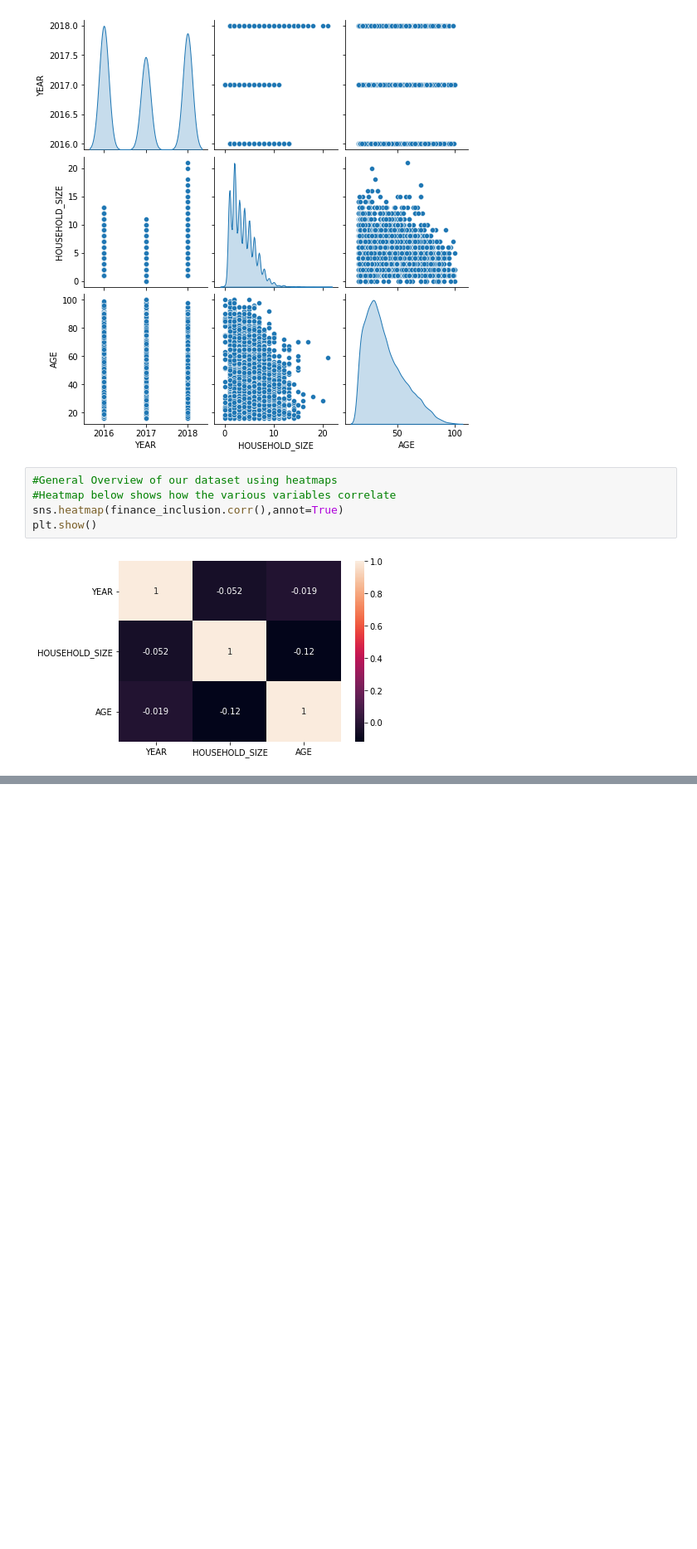
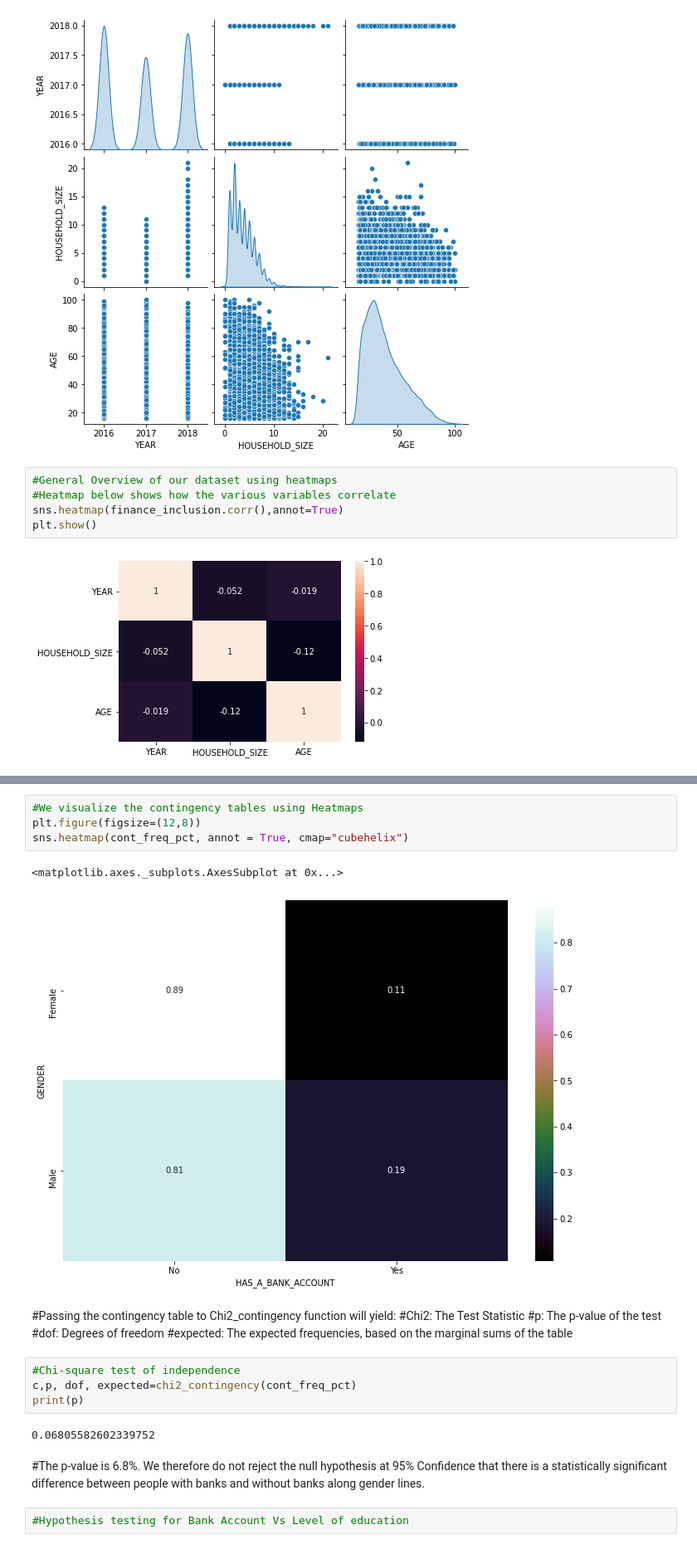
Before and after one commit to Obreintelly/EDA, a Jupyter notebook: Week_2_IP_Exploratory_Data_Analysis_Core.ipynb, the cells around one changed output, grey strips where cells are left out. Shown: that part at 83% size. Saved outputs shown, nothing was run; the diff lists cells and outputs as text; blank space fills up the shorter version.

```diff
--- a/Week_2_IP_Exploratory_Data_Analysis_Core.ipynb
+++ b/Week_2_IP_Exploratory_Data_Analysis_Core.ipynb
@@ -456,0 +524,23 @@ plt.show()
+# %%
+#We visualize the contingency tables using Heatmaps
+plt.figure(figsize=(12,8))
+sns.heatmap(cont_freq_pct, annot = True, cmap="cubehelix")
+# %% [output]
+<matplotlib.axes._subplots.AxesSubplot at 0x...>
+[figure, added]
+# %% [markdown]
+#Passing the contingency table to Chi2_contingency function will yield:
+#Chi2: The Test Statistic
+#p: The p-value of the test
+#dof: Degrees of freedom
+#expected: The expected frequencies, based on the marginal sums of the table
+# %%
+#Chi-square test of independence
+c,p, dof, expected=chi2_contingency(cont_freq_pct)
+print(p)
+# %% [output]
+0.06805582602339752
+# %% [markdown]
+#The p-value is 6.8%. We therefore do not reject the null hypothesis at 95% Confidence that there is a statistically significant difference between people with banks and without banks along gender lines.
+# %%
+#Hypothesis testing for Bank Account Vs Level of education
```
Also changed, not shown: parts of 24 cells of this notebook.
